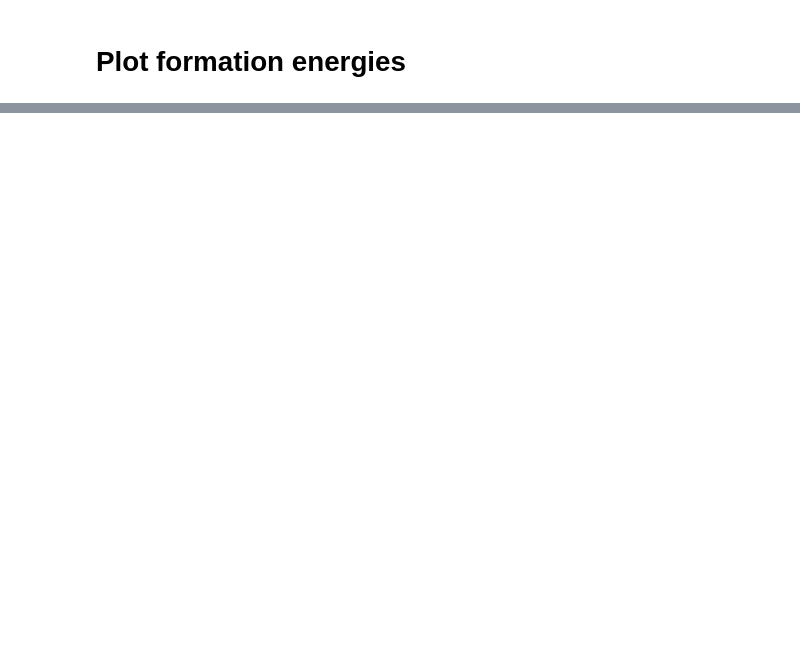
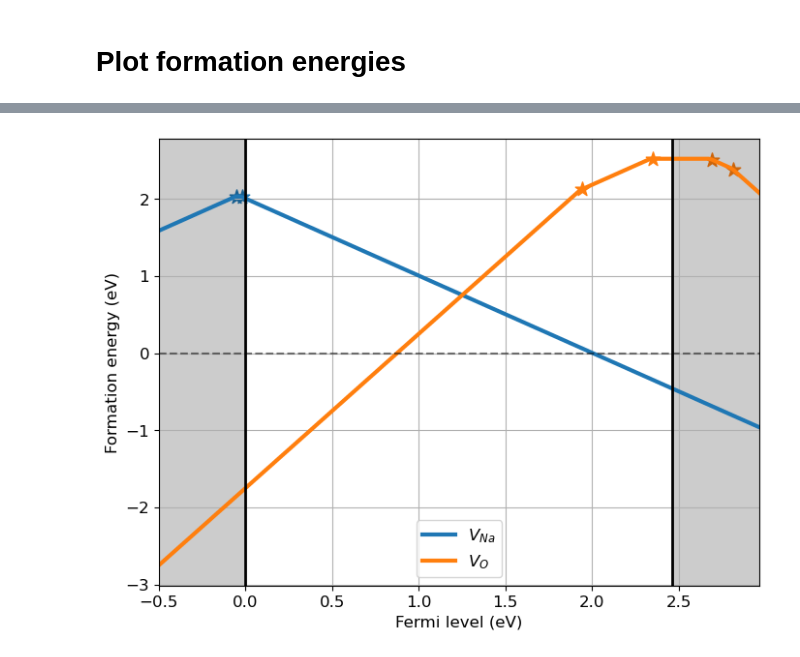
Before and after one commit to lorenzo-villa-hub/pynter, a Jupyter notebook: tutorials/defects/analyse_and_plot.ipynb, the cells around one changed output, grey strips where cells are left out. Saved outputs shown, nothing was run; the diff lists cells and outputs as text; code cells hidden in the pictures; blank space fills up the shorter version.

```diff
--- a/tutorials/defects/analyse_and_plot.ipynb
+++ b/tutorials/defects/analyse_and_plot.ipynb
@@ -34,0 +62,7 @@ da_vac.get_dataframe()
+# %%
+# Choose entries to plot
+
+entries = da_vac.select_entries(types=['Vacancy'],elements=['Na','O'])
+da_vac.plot(chemical_potentials=mu,entries=entries);
+# %% [output]
+[figure, added]
```
Also changed, not shown: parts of 17 cells of this notebook, 15 other files.
